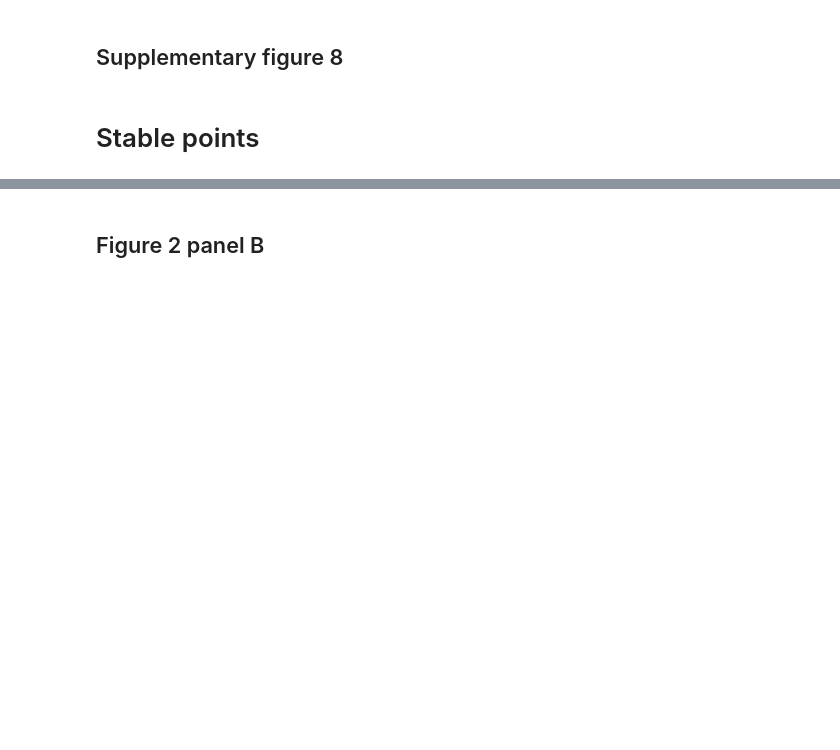
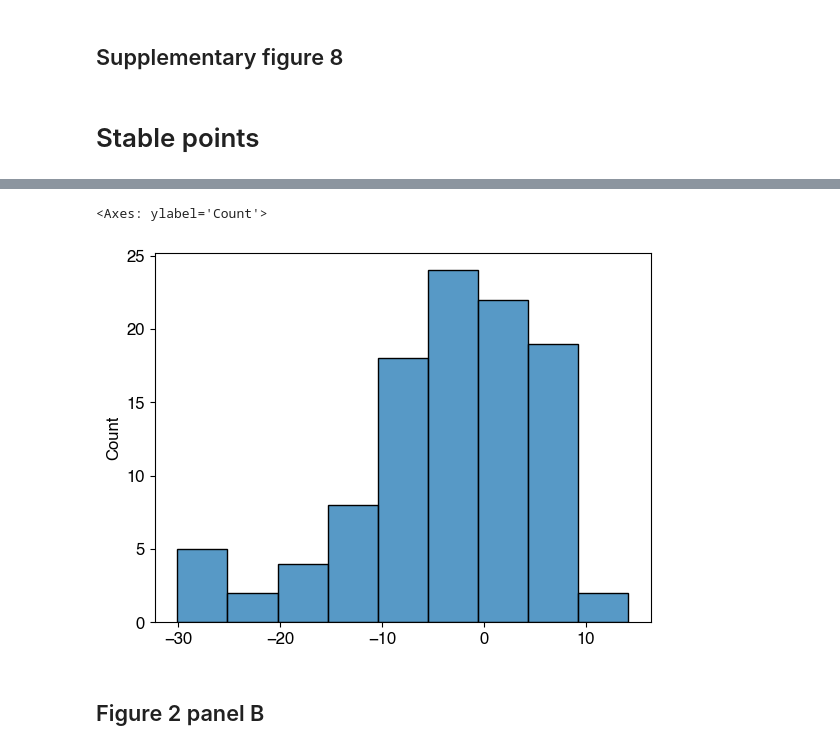
Before and after one commit to codelableidenvelux/ML_Age_Trajectory_2023, a Jupyter notebook: train_BAM.ipynb, the cells around one changed output, grey strips where cells are left out. Drawn from its saved outputs; the diff is of its cells as text; code cells hidden in the pictures; blank space fills up the shorter version.

```diff
--- a/train_MLAGE_model.ipynb
+++ b/train_BAM.ipynb
@@ -1384,3 +1386,8 @@ ax.set_xlabel('z-scored position of stable points');
+# %%
+sns.histplot(sages - all_x[:, 2])
+# %% [output]
+<Axes: ylabel='Count'>
+[figure, added]
 # %% [markdown]
 ## Figure 2 panel B
 # %%
```
Also changed, not shown: parts of 9 cells of this notebook, 10 other files.
